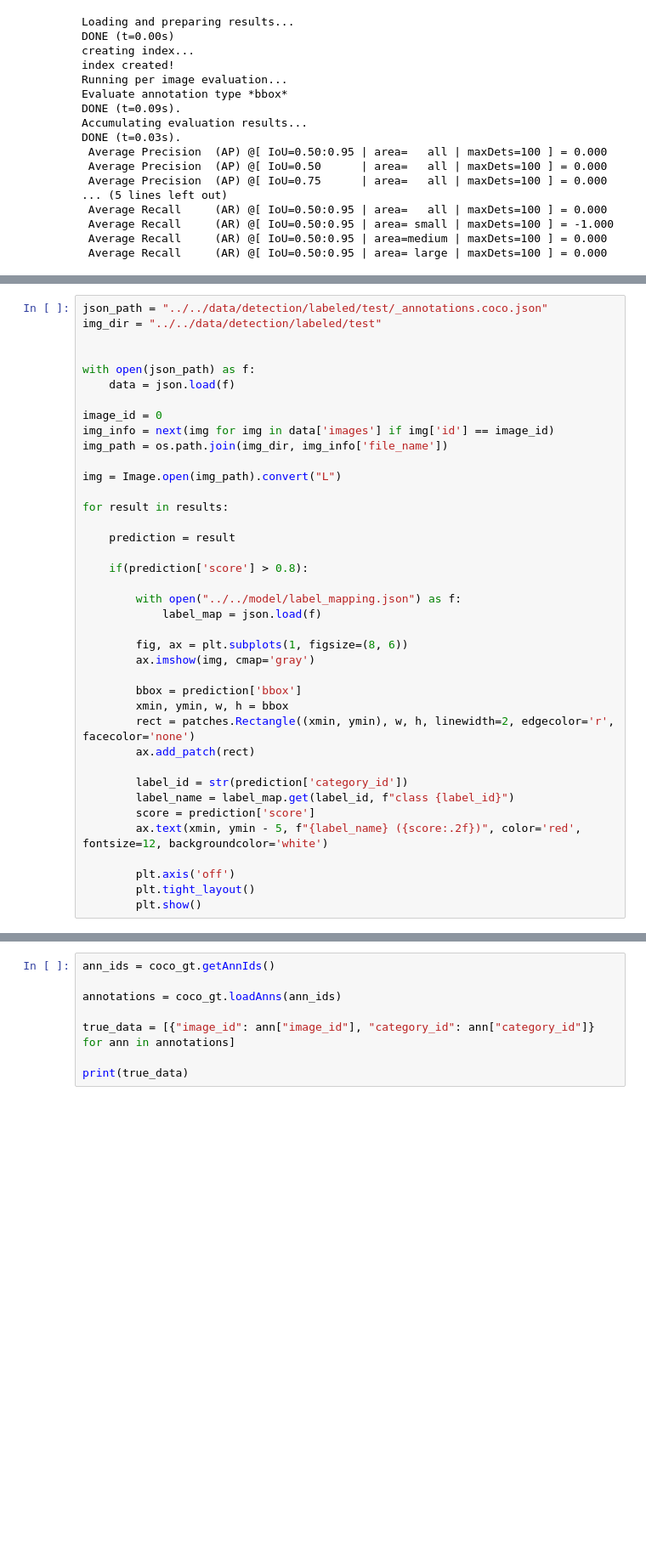
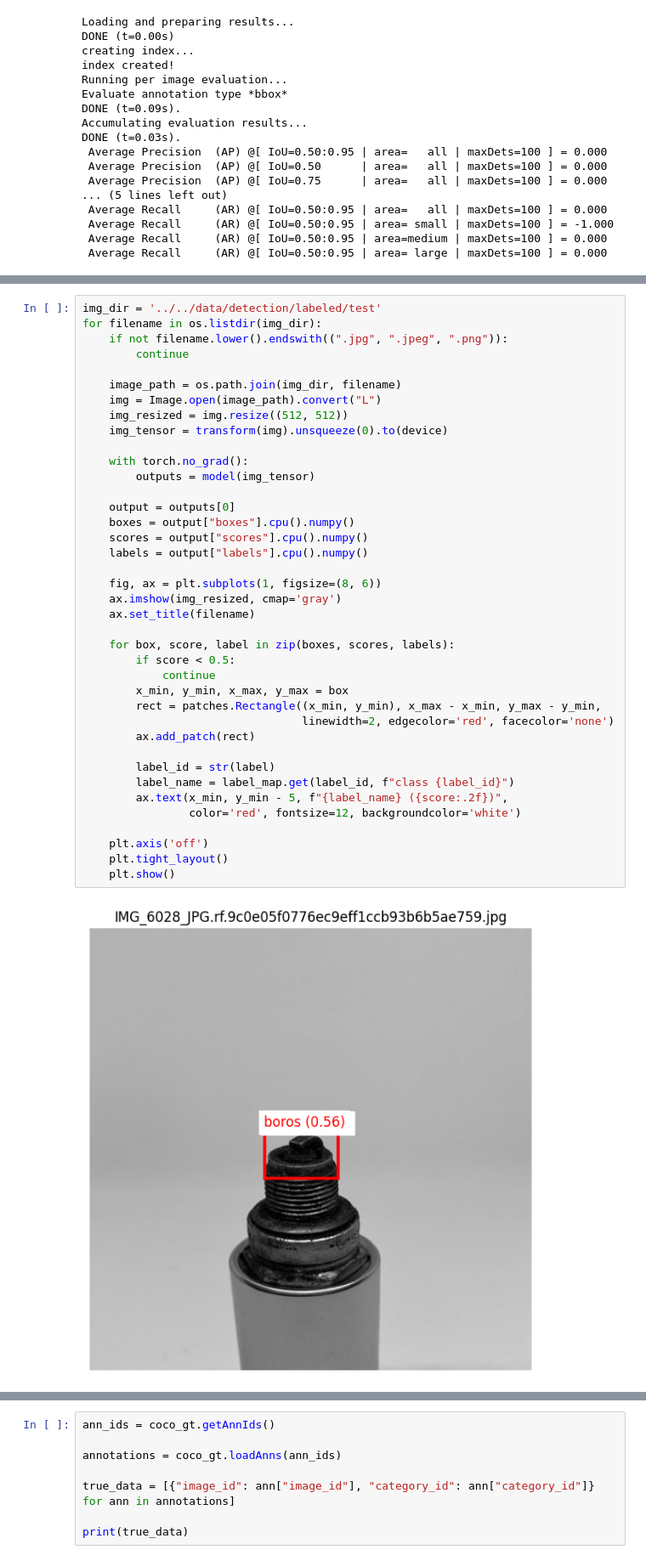
Before and after one commit to AsadillahRamadhan/spark-plug-classification, a Jupyter notebook: module/detection/testing.ipynb, the cells around one changed output, grey strips where cells are left out. Shown: that part at 85% size. Drawn from its saved outputs; the diff is of its cells as text; blank space fills up the shorter version.

Commit message:
[UPDATE] add batch prediction

```diff
--- a/module/detection/testing.ipynb
+++ b/module/detection/testing.ipynb
@@ -312,39 +312,41 @@ plt.show()
 # %%
-json_path = "../../data/detection/labeled/test/_annotations.coco.json"
-img_dir = "../../data/detection/labeled/test"
+img_dir = '../../data/detection/labeled/test'
+for filename in os.listdir(img_dir):
+    if not filename.lower().endswith((".jpg", ".jpeg", ".png")):
+        continue
 
+    image_path = os.path.join(img_dir, filename)
+    img = Image.open(image_path).convert("L")
+    img_resized = img.resize((512, 512))
+    img_tensor = transform(img).unsqueeze(0).to(device)
 
-with open(json_path) as f:
-    data = json.load(f)
+    with torch.no_grad():
+        outputs = model(img_tensor)
 
-image_id = 0
-img_info = next(img for img in data['images'] if img['id'] == image_id)
-img_path = os.path.join(img_dir, img_info['file_name'])
+    output = outputs[0]
+    boxes = output["boxes"].cpu().numpy()
+    scores = output["scores"].cpu().numpy()
+    labels = output["labels"].cpu().numpy()
 
-img = Image.open(img_path).convert("L")
+    fig, ax = plt.subplots(1, figsize=(8, 6))
+    ax.imshow(img_resized, cmap='gray')
+    ax.set_title(filename)
 
-for result in results:
-
-    prediction = result
-
-    if(prediction['score'] > 0.8):
-
-        with open("../../model/label_mapping.json") as f:
-            label_map = json.load(f)
-
-        fig, ax = plt.subplots(1, figsize=(8, 6))
-        ax.imshow(img, cmap='gray')
-
-        bbox = prediction['bbox']
-        xmin, ymin, w, h = bbox
-        rect = patches.Rectangle((xmin, ymin), w, h, linewidth=2, edgecolor='r', facecolor='none')
+    for box, score, label in zip(boxes, scores, labels):
+        if score < 0.5:
+            continue
+        x_min, y_min, x_max, y_max = box
+        rect = patches.Rectangle((x_min, y_min), x_max - x_min, y_max - y_min,
+                                 linewidth=2, edgecolor='red', facecolor='none')
         ax.add_patch(rect)
 
-        label_id = str(prediction['category_id'])
+        label_id = str(label)
         label_name = label_map.get(label_id, f"class {label_id}")
-        score = prediction['score']
-        ax.text(xmin, ymin - 5, f"{label_name} ({score:.2f})", color='red', fontsize=12, backgroundcolor='white')
+        ax.text(x_min, y_min - 5, f"{label_name} ({score:.2f})",
+                color='red', fontsize=12, backgroundcolor='white')
 
-        plt.axis('off')
-        plt.tight_layout()
-        plt.show()
+    plt.axis('off')
+    plt.tight_layout()
+    plt.show()
+# %% [output]
+[figure, added]
```
Also changed, not shown: parts of 2 cells of this notebook.
